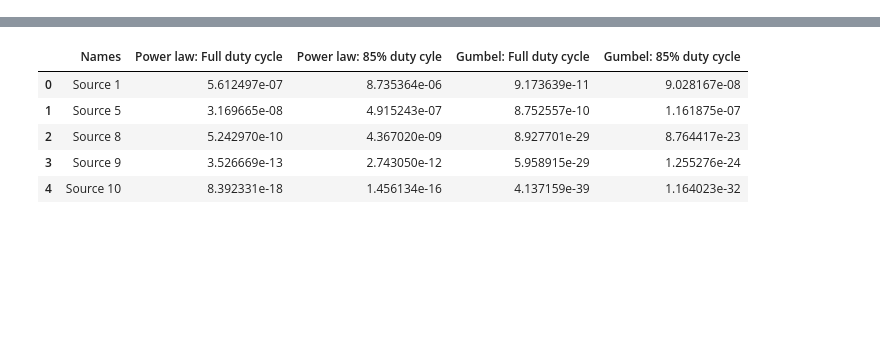
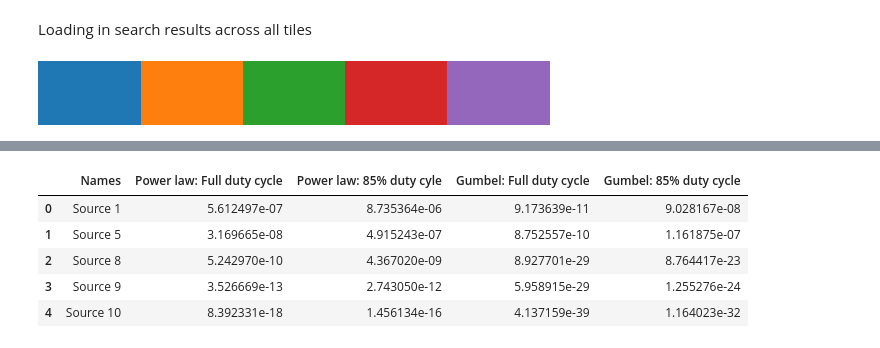
Before and after one commit to dig07/Yorsh-End-to-end-search, a Jupyter notebook: Fig.2/Fig2.ipynb, the cells around one changed output, grey strips where cells are left out. Drawn from its saved outputs; the diff is of its cells as text; code cells hidden in the pictures; blank space fills up the shorter version.

```diff
--- a/Fig.2/Fig2.ipynb
+++ b/Fig.2/Fig2.ipynb
@@ -44,3 +20,5 @@ cmap = ListedColormap(colors)
+# %% [markdown]
+Loading in search results across all tiles
 # %%
 low_f_results = np.loadtxt('../Shared_data_files/Search_results/low_f/final_best_positions.txt')
 high_f_results = np.loadtxt('../Shared_data_files/Search_results/high_f/final_best_positions.txt')
@@ -48,6 +26,21 @@ search_results = []
 search_results.extend(list(high_f_results[high_f_results[:,-1]>90]))
 search_results.extend(list(low_f_results[low_f_results[:,-1]>90]))
 search_results = np.array(search_results)
+# %%
+
+
+# Choose a discrete colormap (here "tab10")
+base_cmap = plt.cm.get_cmap("tab10")
+
+# Extract the first 5 colors
+colors = base_cmap.colors[:5]
+
+# Create a ListedColormap
+cmap = ListedColormap(colors)
+
+cmap
+# %% [output]
+[figure, added]
 # %%
 def fit_power_law_model_and_evaluate_probabilities_estimate_peak(false_alarm_samples: npt.NDArray,
                                                    search_statistics: npt.NDArray)->npt.NDArray:
```
Also changed, not shown: parts of 12 cells of this notebook, 6 other files.
